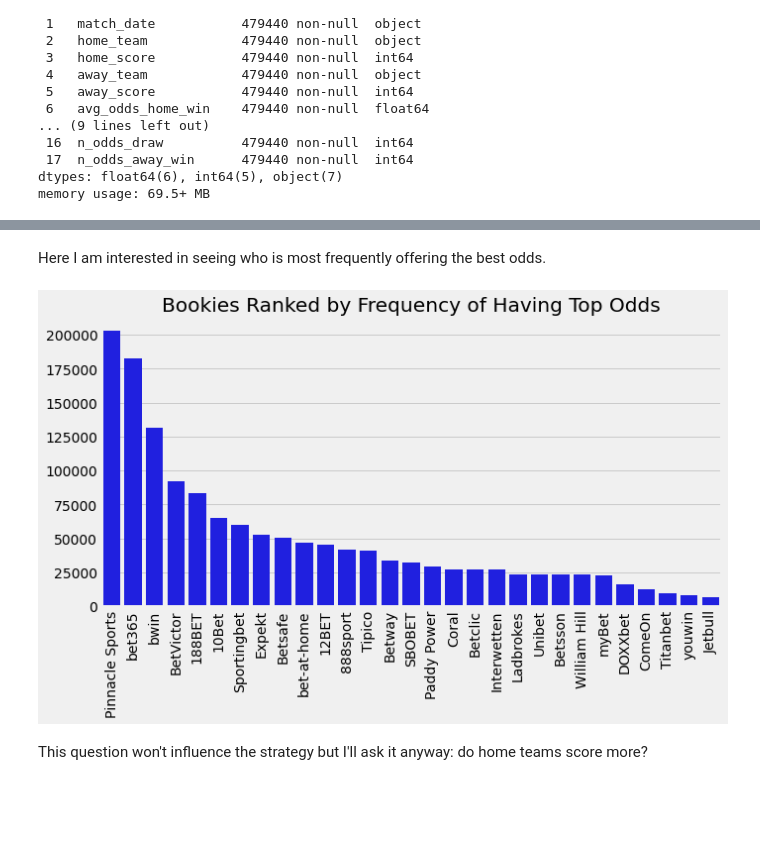
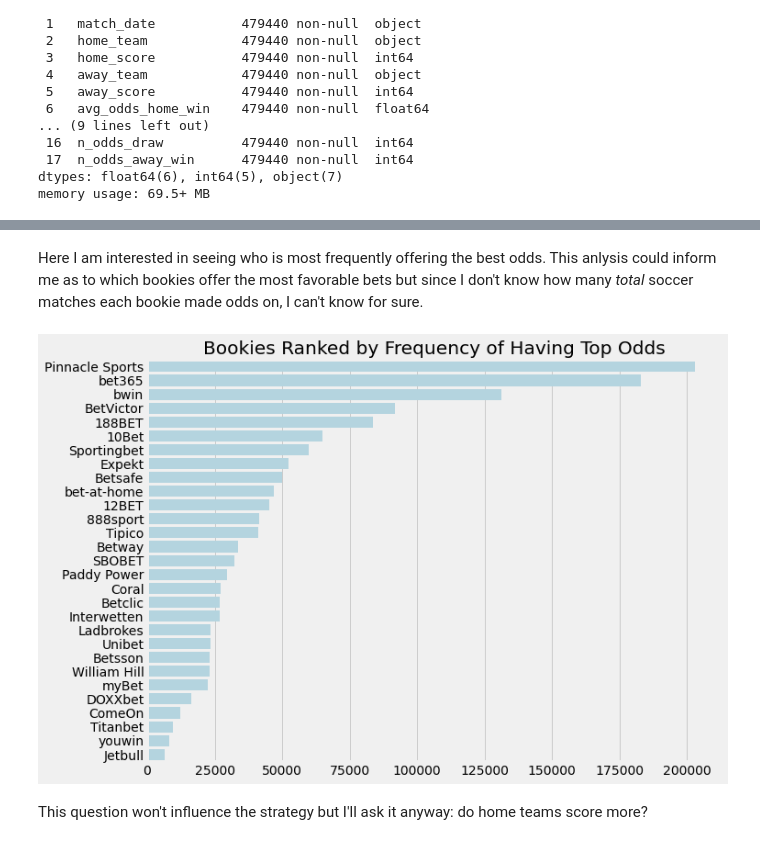
Before and after one commit to konstanzer/online-sports-betting, a Jupyter notebook: beating_the_bookie.ipynb, the cells around one changed output, grey strips where cells are left out. Saved outputs shown, nothing was run; the diff lists cells and outputs as text; code cells hidden in the pictures; blank space fills up the shorter version.

```diff
--- a/beating_the_bookie.ipynb
+++ b/beating_the_bookie.ipynb
@@ -122,17 +122,17 @@ close.head(3)
 | 170088 | England: Premier League | 2005-01-01 | Liverpool | 0 | Chelsea | 1 | 2.9944 | 3.1944 | ... |
 | 170089 | England: Premier League | 2005-01-01 | Fulham | 3 | Crystal Palace | 1 | 1.9456 | 3.2333 | ... |
 | 170090 | England: Premier League | 2005-01-01 | Aston Villa | 1 | Blackburn | 0 | 1.8522 | 3.2611 | ... |
-# %% [markdown]
-Here I am interested in seeing who is most frequently offering the best odds.
+# %% [markdown]
+Here I am interested in seeing who is most frequently offering the best odds. This anlysis could inform me as to which bookies offer the most favorable bets but since I don't know how many *total* soccer matches each bookie made odds on, I can't know for sure.
 # %%
 top_bookie = (close.top_bookie_home_win.value_counts() + close.top_bookie_away_win.value_counts()
                 + close.top_bookie_draw.value_counts()).sort_values(ascending=False)
-sns.barplot(top_bookie.index, top_bookie.values, color='blue')
+plt.figure(figsize=(10,7.5))
+sns.barplot(y=top_bookie.index, x=top_bookie.values, color='lightblue', orient='h')
 plt.title('Bookies Ranked by Frequency of Having Top Odds')
-plt.xticks(rotation=90)
 plt.show()
 # %% [output]
-[figure, old version]
+[figure, new version]
 # %% [markdown]
 This question won't influence the strategy but I'll ask it anyway: do home teams score more?
 # %%
```
